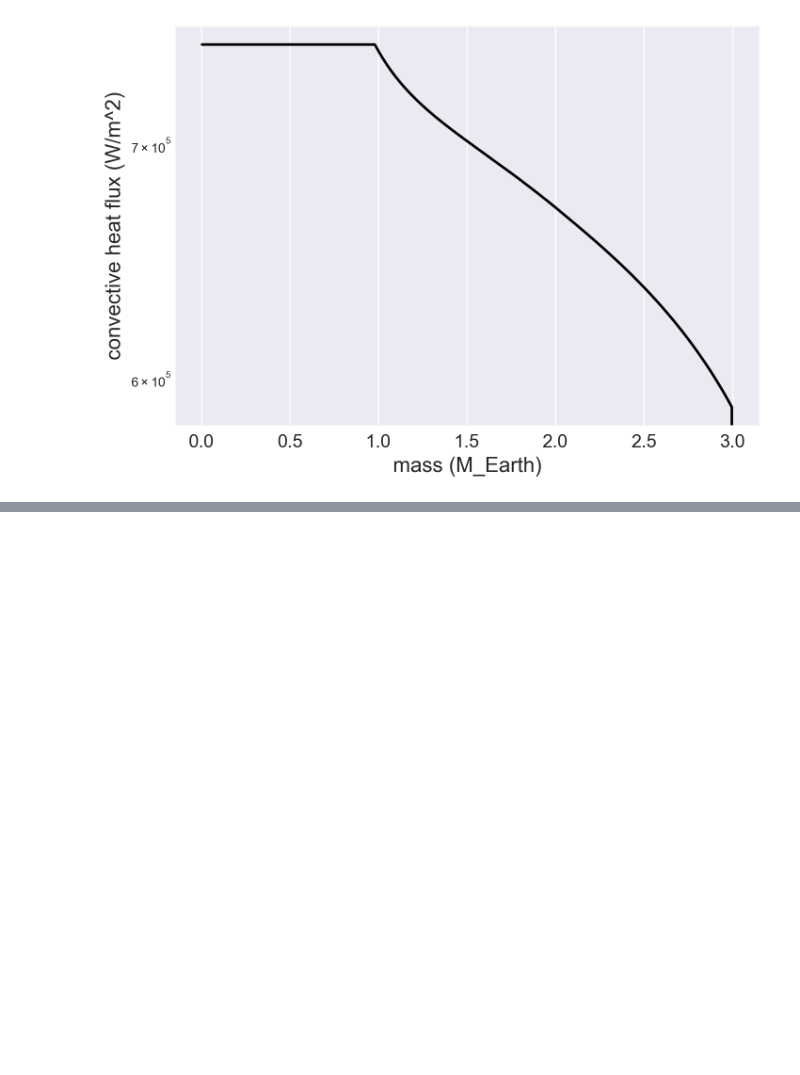
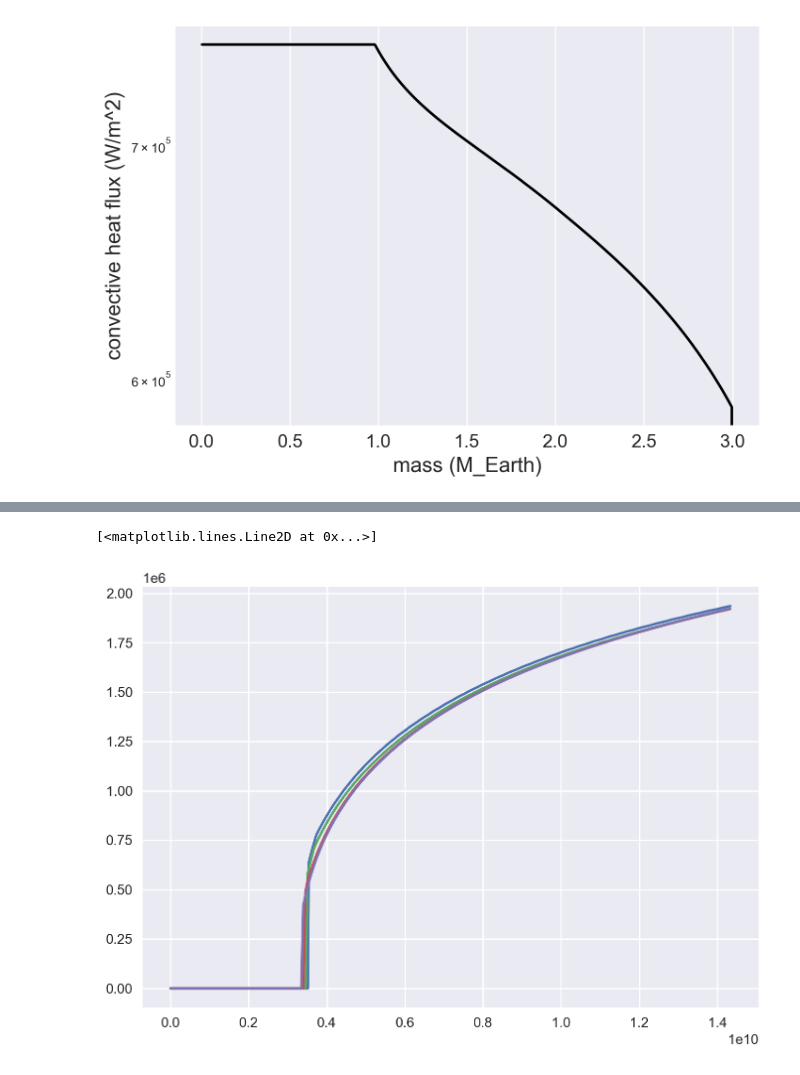
Before and after one commit to zhangjis/CMAPPER_rock, a Jupyter notebook: plot.ipynb, the cells around one changed output, grey strips where cells are left out. Drawn from its saved outputs; the diff is of its cells as text; code cells hidden in the pictures; blank space fills up the shorter version.

```diff
--- a/plot.ipynb
+++ b/plot.ipynb
@@ -270,0 +303,12 @@ x-axis is mass (M_Earth) and y-axis is convective heat flux (W/m^2)
+# %%
+#plt.yscale('log')
+#plt.xscale('log')
+#plt.xlim(1e7,0.3e8)
+#plt.ylim(1.5,3)
+plt.plot(evo0[:,0]/one_year,evo0[:,14])
+plt.plot(evo1[:,0]/one_year,evo1[:,14])
+plt.plot(evo2[:,0]/one_year,evo2[:,14])
+plt.plot(evo3[:,0]/one_year,evo3[:,14])
+# %% [output]
+[<matplotlib.lines.Line2D at 0x...>]
+[figure, added]
```
Also changed, not shown: parts of 6 cells of this notebook, 6 other files.
